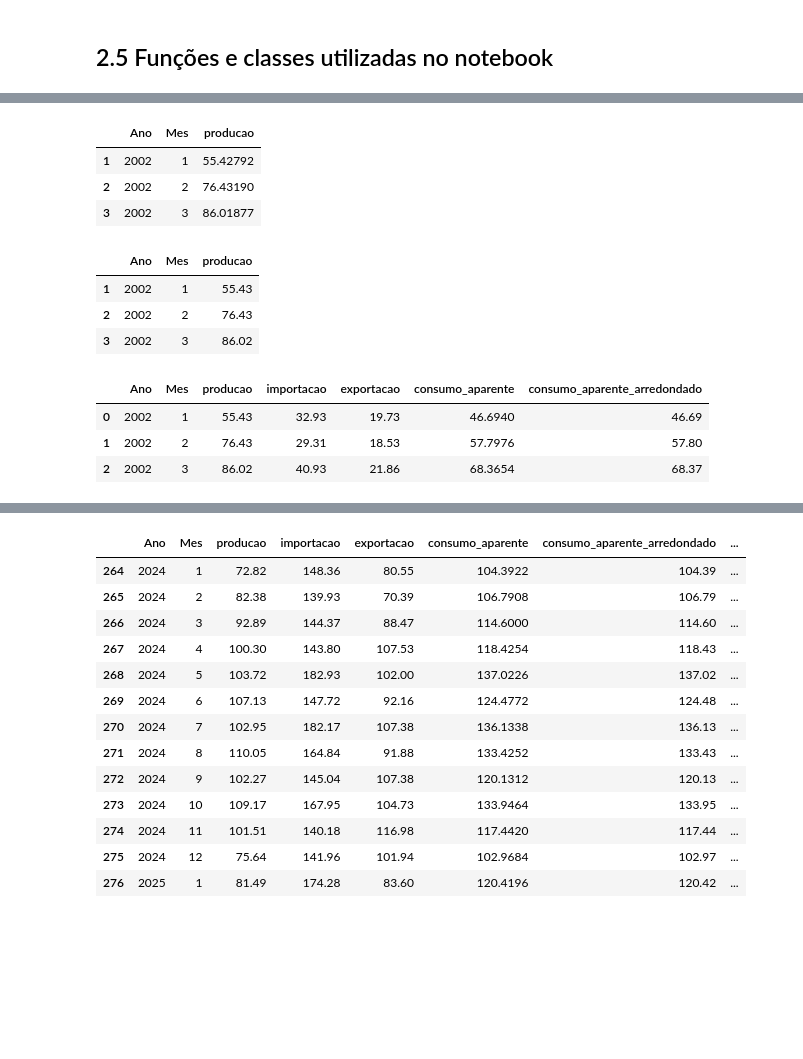
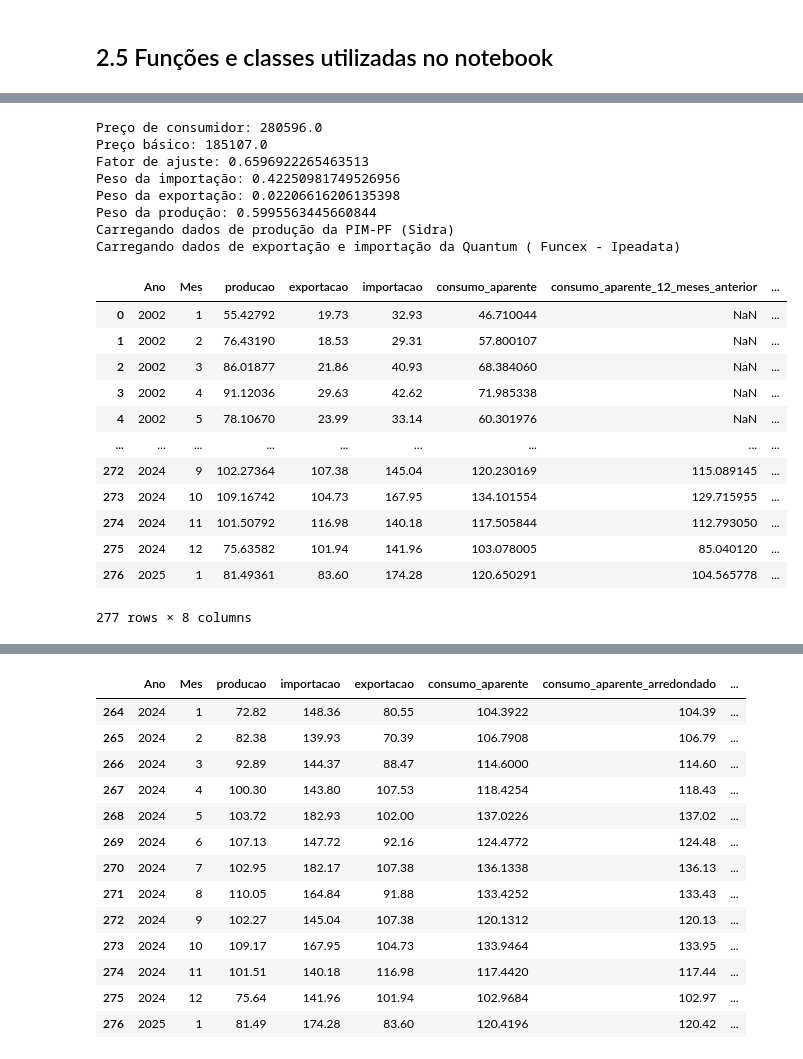
Before and after one commit to amiltonmendes/consumo-aparente, a Jupyter notebook: Cálculo de consumo nacional aparente.ipynb, the cells around one changed output, grey strips where cells are left out. Saved outputs shown, nothing was run; the diff lists cells and outputs as text; code cells hidden in the pictures; blank space fills up the shorter version.

```diff
--- a/Cálculo de consumo nacional aparente.ipynb
+++ b/Cálculo de consumo nacional aparente.ipynb
@@ -48,6 +48,11 @@ mapa_cnae = {
         "exportacao": "FUNCEX12_XQFARM2N12",
         "sidra_url": "https://apisidra.ibge.gov.br/values/t/8888/n1/all/v/12606/p/all/c544/129330/d/v12606%205"
     },
+    "29" : {
+        "importacao": "FUNCEX12_MQVEIC2N12",
+        "exportacao": "FUNCEX12_XQVEIC2N12",
+        "sidra_url": "https://apisidra.ibge.gov.br/values/t/8888/n1/all/v/12606/p/all/c544/129338/d/v12606%205"
+    }
     # adicione mais CNAEs aqui...
 }
 # %% [markdown]
@@ -240,38 +173,0 @@ Successfully installed sidrapy-0.1.4
-# %%
-
-producao['Mês (Código)'] = producao['Mês (Código)'].astype(str)
-producao['Ano'] = producao['Mês (Código)'].str[:4]
-producao['Mes'] = producao['Mês (Código)'].str[4:]
-
-producao['Ano'] = producao['Ano'].astype(int)
-producao['Mes'] = producao['Mes'].astype(int)
-
-producao = producao[['Ano','Mes','Valor']]
-producao = producao.rename(columns={'Valor' : 'producao'})
-
-producao.head(3)
-# %% [output]
-|  | Ano | Mes | producao |
-| 1 | 2002 | 1 | 55.42792 |
-| 2 | 2002 | 2 | 76.43190 |
-| 3 | 2002 | 3 | 86.01877 |
-# %%
-
-producao['Mês (Código)'] = producao['Mês (Código)'].astype(str)
-producao['Ano'] = producao['Mês (Código)'].str[:4]
-producao['Mes'] = producao['Mês (Código)'].str[4:]
-
-producao['Ano'] = producao['Ano'].astype(int)
-producao['Mes'] = producao['Mes'].astype(int)
-
-producao = producao[['Ano','Mes','Valor']]
-producao = producao.rename(columns={'Valor' : 'producao'})
-
-producao['producao'] = producao['producao'].astype(float)
-producao['producao'] = producao['producao'].round(2)
-producao.head(3)
-# %% [output]
-|  | Ano | Mes | producao |
-| 1 | 2002 | 1 | 55.43 |
-| 2 | 2002 | 2 | 76.43 |
-| 3 | 2002 | 3 | 86.02 |
@@ -300,8 +174,26 @@ producao['consumo_aparente'] = producao['producao']*peso_producao - producao['ex
-# %%
-producao['consumo_aparente_arredondado'] = producao['consumo_aparente'].round(2)
-producao.head(3)
-# %% [output]
-|  | Ano | Mes | producao | importacao | exportacao | consumo_aparente | consumo_aparente_arredondado |
-| 0 | 2002 | 1 | 55.43 | 32.93 | 19.73 | 46.6940 | 46.69 |
-| 1 | 2002 | 2 | 76.43 | 29.31 | 18.53 | 57.7976 | 57.80 |
-| 2 | 2002 | 3 | 86.02 | 40.93 | 21.86 | 68.3654 | 68.37 |
+# %%
+consumoAparente = ConsumoAparente(carrega_dados_oferta(),carrega_dados_producao(),carrega_dados_importacao(),carrega_dados_exportacao())
+# %%
+consumoAparente.calcula_consumo_aparente('2100',1)
+# %% [output]
+Preço de consumidor: 280596.0
+Preço básico: 185107.0
+Fator de ajuste: 0.6596922265463513
+Peso da importação: 0.42250981749526956
+Peso da exportação: 0.02206616206135398
+Peso da produção: 0.5995563445660844
+Carregando dados de produção da PIM-PF (Sidra)
+Carregando dados de exportação e importação da Quantum ( Funcex - Ipeadata)
+|  | Ano | Mes | producao | exportacao | importacao | consumo_aparente | consumo_aparente_12_meses_anterior | ... |
+| 0 | 2002 | 1 | 55.42792 | 19.73 | 32.93 | 46.710044 | NaN | ... |
+| 1 | 2002 | 2 | 76.43190 | 18.53 | 29.31 | 57.800107 | NaN | ... |
+| 2 | 2002 | 3 | 86.01877 | 21.86 | 40.93 | 68.384060 | NaN | ... |
+| 3 | 2002 | 4 | 91.12036 | 29.63 | 42.62 | 71.985338 | NaN | ... |
+| 4 | 2002 | 5 | 78.10670 | 23.99 | 33.14 | 60.301976 | NaN | ... |
+| ... | ... | ... | ... | ... | ... | ... | ... | ... |
+| 272 | 2024 | 9 | 102.27364 | 107.38 | 145.04 | 120.230169 | 115.089145 | ... |
+| 273 | 2024 | 10 | 109.16742 | 104.73 | 167.95 | 134.101554 | 129.715955 | ... |
+| 274 | 2024 | 11 | 101.50792 | 116.98 | 140.18 | 117.505844 | 112.793050 | ... |
+| 275 | 2024 | 12 | 75.63582 | 101.94 | 141.96 | 103.078005 | 85.040120 | ... |
+| 276 | 2025 | 1 | 81.49361 | 83.60 | 174.28 | 120.650291 | 104.565778 | ... |
+277 rows × 8 columns
```
Also changed, not shown: parts of 11 cells of this notebook.
